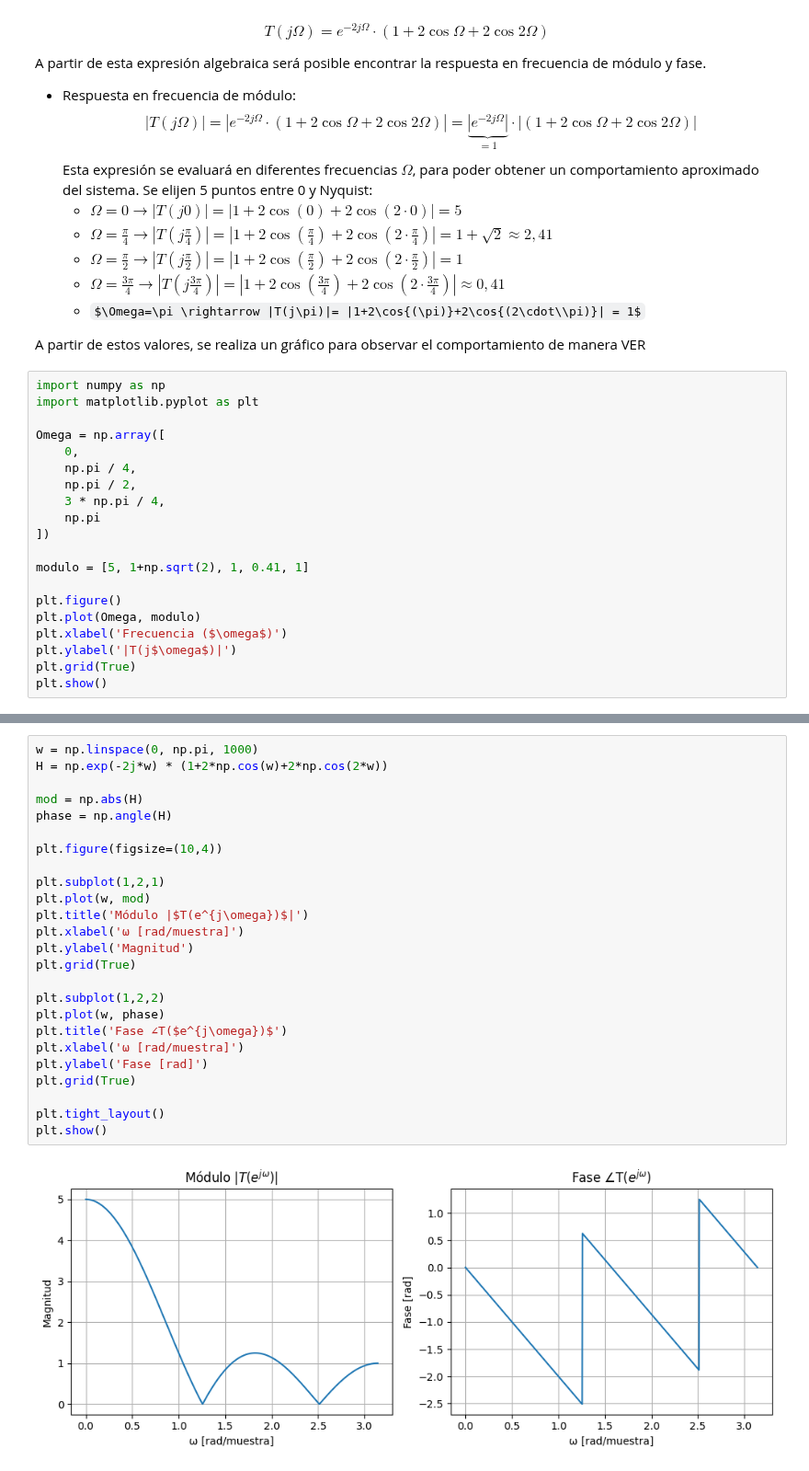
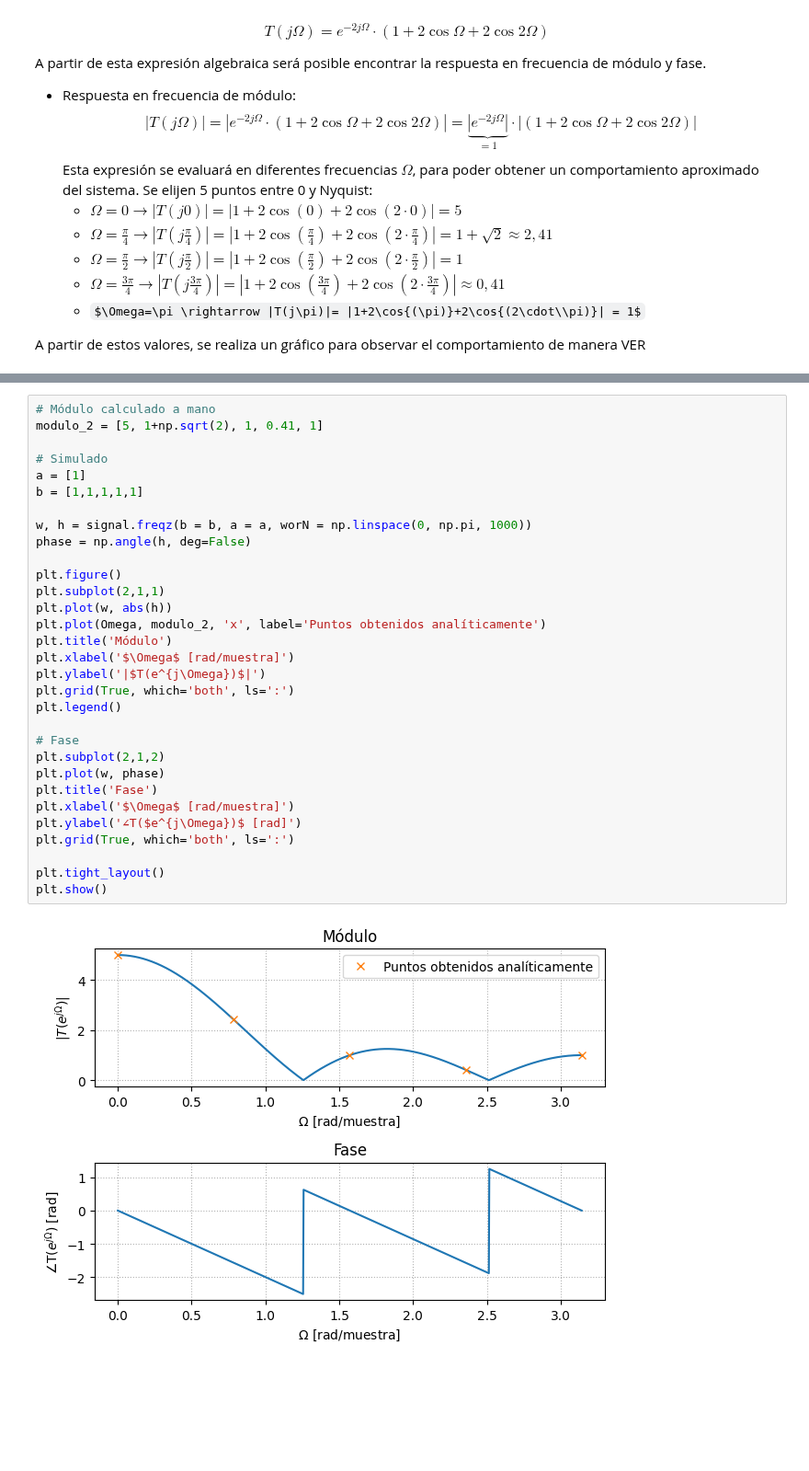
Before and after one commit to mtaranilla/APS_2025, a Jupyter notebook: TS_TARANILLA_SALGADO/TS7_TransformadaZ/TS7_TransformadaZ_RtaFrecuencia_TARANILLA_SALGADO.ipynb, the cells around one changed output, grey strips where cells are left out. Shown at 92% size. Drawn from its saved outputs; the diff is of its cells as text; some formulas as TeX source; blank space fills up the shorter version.

```diff
--- a/TS_TARANILLA_SALGADO/TS7_TransformadaZ/TS7_TransformadaZ_RtaFrecuencia_TARANILLA_SALGADO.ipynb
+++ b/TS_TARANILLA_SALGADO/TS7_TransformadaZ/TS7_TransformadaZ_RtaFrecuencia_TARANILLA_SALGADO.ipynb
@@ -78,23 +177,3 @@ A partir de esta expresión algebraica será posible encontrar la respuesta en f
   - $\Omega=\pi \rightarrow |T(j\pi)|= |1+2\cos{(\pi)}+2\cos{(2\cdot\\pi)}| = 1$
 
 A partir de estos valores, se realiza un gráfico para observar el comportamiento de manera VER
-# %%
-import numpy as np
-import matplotlib.pyplot as plt
-
-Omega = np.array([
-    0,
-    np.pi / 4,
-    np.pi / 2,
-    3 * np.pi / 4,
-    np.pi
-])
-
-modulo = [5, 1+np.sqrt(2), 1, 0.41, 1]
-
-plt.figure()
-plt.plot(Omega, modulo)
-plt.xlabel('Frecuencia ($\omega$)')
-plt.ylabel('|T(j$\omega$)|')
-plt.grid(True)
-plt.show()
@@ -103,27 +180,33 @@ plt.show()
-# %%
-w = np.linspace(0, np.pi, 1000)
-H = np.exp(-2j*w) * (1+2*np.cos(w)+2*np.cos(2*w))
-
-mod = np.abs(H)
-phase = np.angle(H)
-
-plt.figure(figsize=(10,4))
-
-plt.subplot(1,2,1)
-plt.plot(w, mod)
-plt.title('Módulo |$T(e^{j\omega})$|')
-plt.xlabel('ω [rad/muestra]')
-plt.ylabel('Magnitud')
-plt.grid(True)
-
-plt.subplot(1,2,2)
-plt.plot(w, phase)
-plt.title('Fase ∠T($e^{j\omega})$')
-plt.xlabel('ω [rad/muestra]')
-plt.ylabel('Fase [rad]')
-plt.grid(True)
-
-plt.tight_layout()
-plt.show()
-# %% [output]
-[figure, removed]
+# %%
+# Módulo calculado a mano
+modulo_2 = [5, 1+np.sqrt(2), 1, 0.41, 1]
+
+# Simulado
+a = [1]
+b = [1,1,1,1,1]
+
+w, h = signal.freqz(b = b, a = a, worN = np.linspace(0, np.pi, 1000))
+phase = np.angle(h, deg=False)
+
+plt.figure()
+plt.subplot(2,1,1)
+plt.plot(w, abs(h))
+plt.plot(Omega, modulo_2, 'x', label='Puntos obtenidos analíticamente')
+plt.title('Módulo')
+plt.xlabel('$\Omega$ [rad/muestra]')
+plt.ylabel('|$T(e^{j\Omega})$|')
+plt.grid(True, which='both', ls=':')
+plt.legend()
+
+# Fase
+plt.subplot(2,1,2)
+plt.plot(w, phase)
+plt.title('Fase')
+plt.xlabel('$\Omega$ [rad/muestra]')
+plt.ylabel('∠T($e^{j\Omega})$ [rad]')
+plt.grid(True, which='both', ls=':')
+
+plt.tight_layout()
+plt.show()
+# %% [output]
+[figure, added]
```
Also changed, not shown: parts of 13 cells of this notebook.
